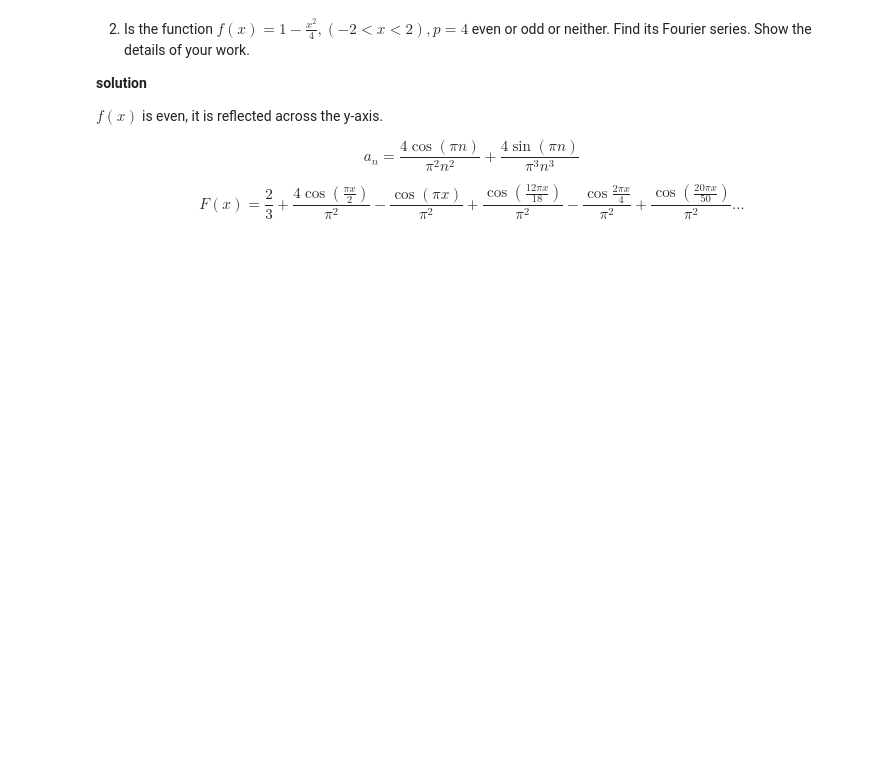
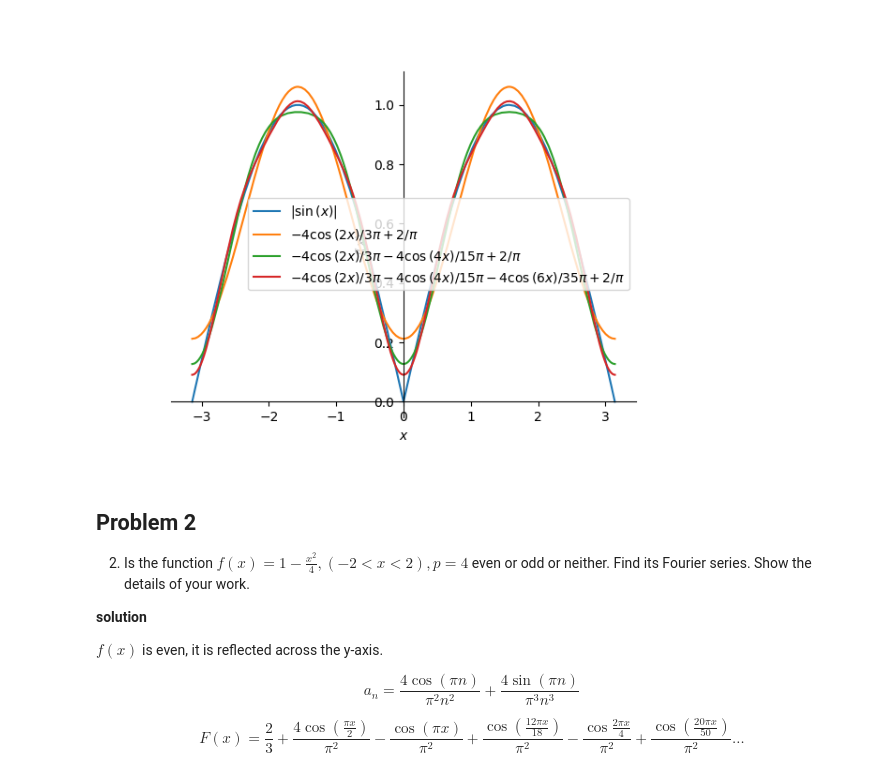
Before and after one commit to dgjustice/maths, a Jupyter notebook: math460-applied-math/quiz1.ipynb, the cells around one changed output. Cells and saved outputs as stored; diff of their text form; code cells hidden in the pictures; blank space fills up the shorter version.

```diff
--- a/math460-applied-math/quiz1.ipynb
+++ b/math460-applied-math/quiz1.ipynb
@@ -15,4 +15,11 @@ $$F(x)=\frac{2}{\pi} -\frac{4 \cos{\left(2 x \right)}}{3 \pi} - \frac{4 \cos{\le
+# %%
+from IPython.display import display, Image
+display(Image(filename="num1.png", width=600))
+# %% [output]
+[figure, added]
 # %% [markdown]
+## Problem 2
+
 2) Is the function $f(x)=1-\frac{x^2}{4}, (-2<x<2), p=4$ even or odd or neither.  Find its Fourier series.  Show the details of your work.
 
 **solution**
```
Also changed, not shown: parts of 6 cells of this notebook, 1 other file.
